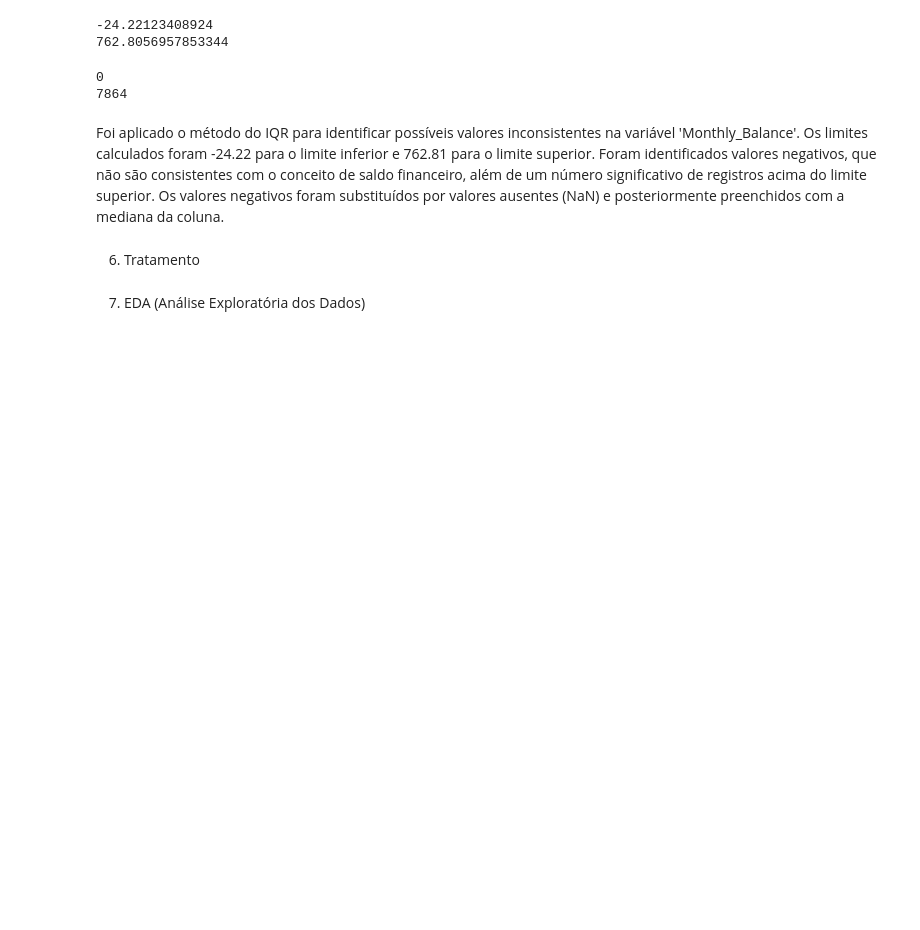
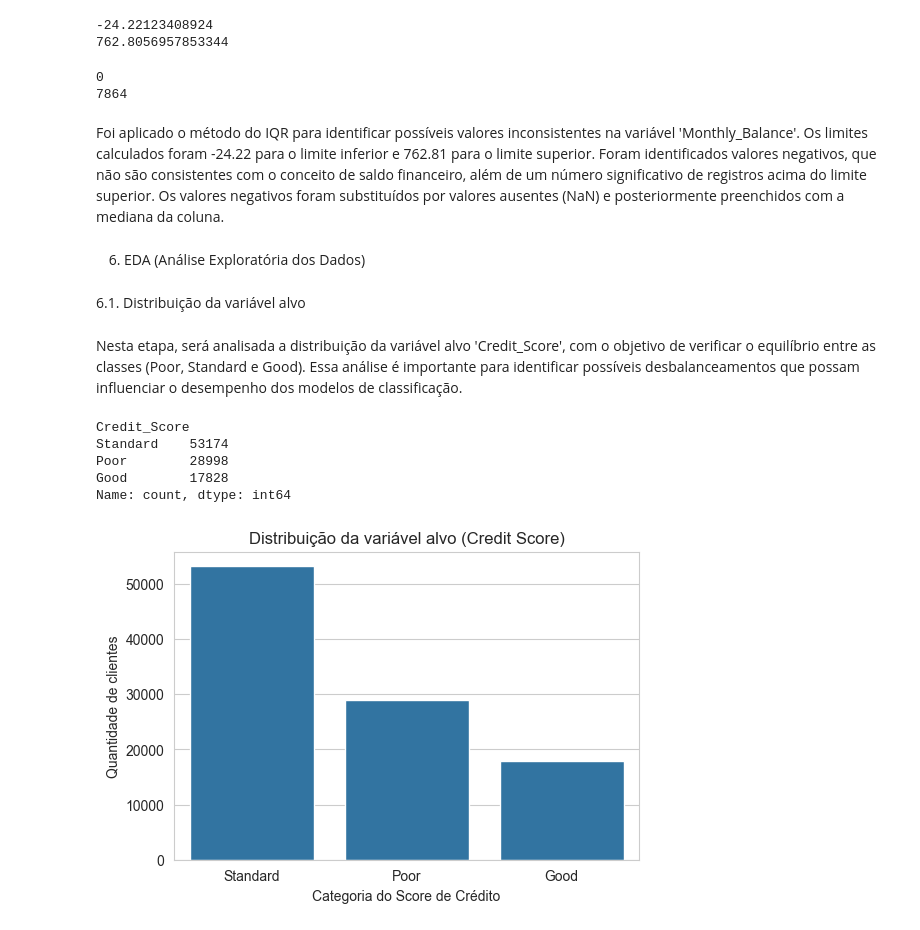
Before and after one commit to brunahirschle/Projeto-Final-DG, a Jupyter notebook: notebook/projeto_final.ipynb, the cells around one changed output. Cells and saved outputs as stored; diff of their text form; code cells hidden in the pictures; blank space fills up the shorter version.

Commit message:
análise exploratória dos dados

```diff
--- a/notebook/projeto_final.ipynb
+++ b/notebook/projeto_final.ipynb
@@ -830,6 +830,10 @@ limite_superior = Q3 + 1.5 * IQR
 
 print(limite_inferior)
 print(limite_superior)
+
+df.loc[df["Annual_Income"] > limite_superior, "Annual_Income"] = np.nan
+
+df["Annual_Income"] = df["Annual_Income"].fillna(df["Annual_Income"].median())
 # %% [output]
 -60542.630000000005
 152791.05
@@ -1943,7 +1947,33 @@ df["Monthly_Balance"] = df["Monthly_Balance"].fillna(
 Foi aplicado o método do IQR para identificar possíveis valores inconsistentes na variável 'Monthly_Balance'. Os limites calculados foram -24.22 para o limite inferior e 762.81 para o limite superior.
 Foram identificados valores negativos, que não são consistentes com o conceito de saldo financeiro, além de um número significativo de registros acima do limite superior.
 Os valores negativos foram substituídos por valores ausentes (NaN) e posteriormente preenchidos com a mediana da coluna.
-# %% [markdown]
-6. Tratamento
 # %% [markdown]
-7. EDA (Análise Exploratória dos Dados)
+6. EDA (Análise Exploratória dos Dados)
+# %% [markdown]
+6.1. Distribuição da variável alvo
+# %% [markdown]
+Nesta etapa, será analisada a distribuição da variável alvo 'Credit_Score', com o objetivo de verificar o equilíbrio entre as classes (Poor, Standard e Good). Essa análise é importante para identificar possíveis desbalanceamentos que possam influenciar o desempenho dos modelos de classificação.
+# %%
+df['Credit_Score'].value_counts()
+# %% [output]
+Credit_Score
+Standard    53174
+Poor        28998
+Good        17828
+Name: count, dtype: int64
+# %%
+plt.figure(figsize=(6, 4))
+
+sns.countplot(
+    data=df,
+    x='Credit_Score',
+    order=df['Credit_Score'].value_counts().index
+)
+
+plt.title('Distribuição da variável alvo (Credit Score)')
+plt.xlabel('Categoria do Score de Crédito')
+plt.ylabel('Quantidade de clientes')
+
+plt.show()
+# %% [output]
+[figure, added]
```
Also changed, not shown: parts of 26 cells of this notebook.
